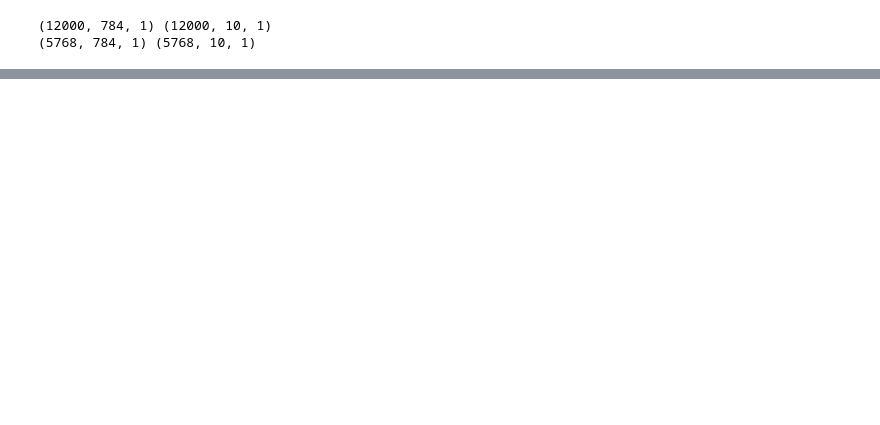
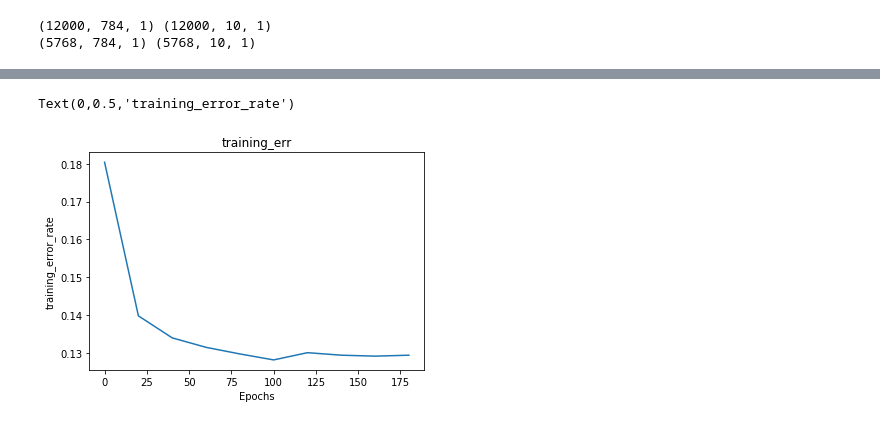
Before and after one commit to omelette-314/Deep_learning_nctu, a Jupyter notebook: homework1/DNN/DNN.ipynb, the cells around one changed output, grey strips where cells are left out. Cells and saved outputs as stored; diff of their text form; code cells hidden in the pictures; blank space fills up the shorter version.

```diff
--- a/homework1/DNN/DNN.ipynb
+++ b/homework1/DNN/DNN.ipynb
@@ -367,0 +268,4 @@ SyntaxError: invalid syntax (<ipython-input-8-9320ba7591b7>, line 30)
+# %%
+neurons=[784,128,10]
+module2 = DNN(neurons,True)
+_,_,_,_=module2.SGD(training_data, testing_data, 200, 20, 0.03)
@@ -367,0 +290,11 @@ SyntaxError: invalid syntax (<ipython-input-8-9320ba7591b7>, line 30)
+# %%
+new_x_axis = np.arange(0,200, 20)
+# %%
+fig, ax = plt.subplots(1, 1)
+ax.plot(new_x_axis, module2.training_error_rate)
+ax.set_title('training_err')
+ax.set_xlabel('Epochs')
+ax.set_ylabel('training_error_rate')
+# %% [output]
+Text(0,0.5,'training_error_rate')
+[figure, added]
```
Also changed, not shown: parts of 31 cells of this notebook, 5 other files.
